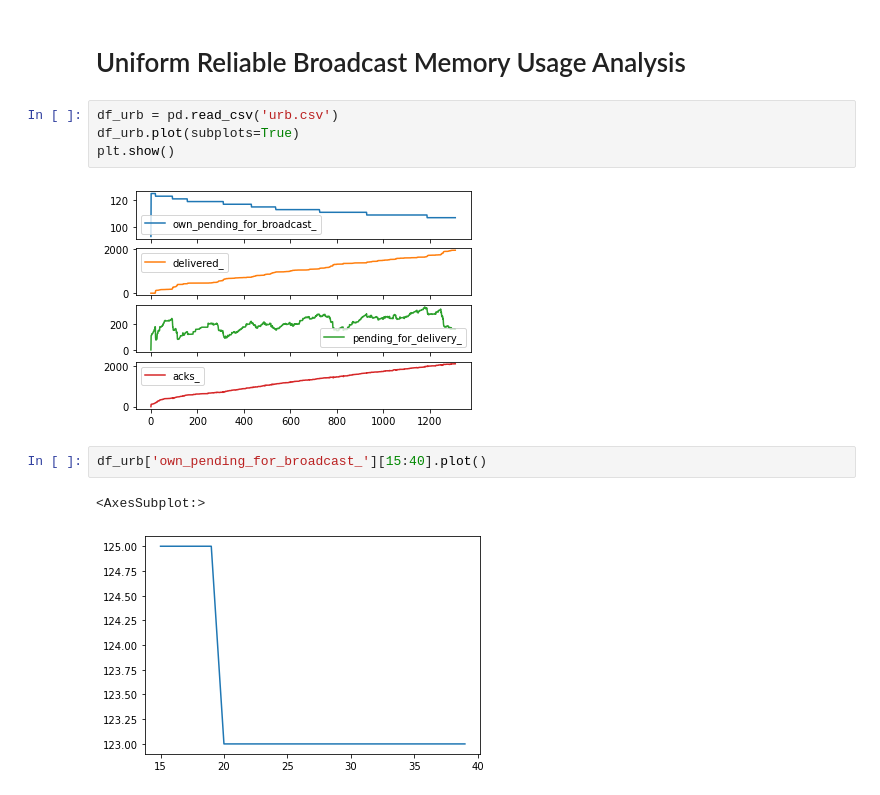
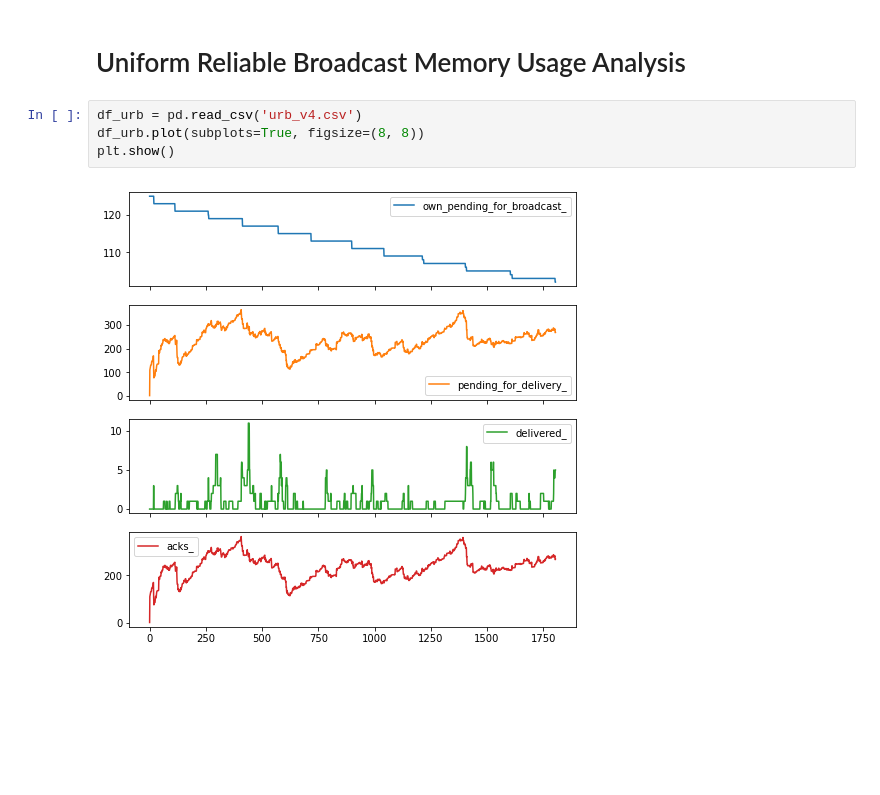
Before and after one commit to jsilll/distributed-algorithms-project, a Jupyter notebook: tools/analyze.ipynb, the cells around one changed output. Cells and saved outputs as stored; diff of their text form; blank space fills up the shorter version.

```diff
--- a/tools/analyze.ipynb
+++ b/tools/analyze.ipynb
@@ -12,13 +12,8 @@ plt.show()
 # %% [markdown]
 # Uniform Reliable Broadcast Memory Usage Analysis
 # %%
-df_urb = pd.read_csv('urb.csv')
-df_urb.plot(subplots=True)
+df_urb = pd.read_csv('urb_v4.csv')
+df_urb.plot(subplots=True, figsize=(8, 8))
 plt.show()
 # %% [output]
-[figure, old version]
+[figure, new version]
-# %%
-df_urb['own_pending_for_broadcast_'][15:40].plot()
-# %% [output]
-<AxesSubplot:>
-[figure, removed]
```
Also changed, not shown: parts of 5 cells of this notebook, 7 other files.
